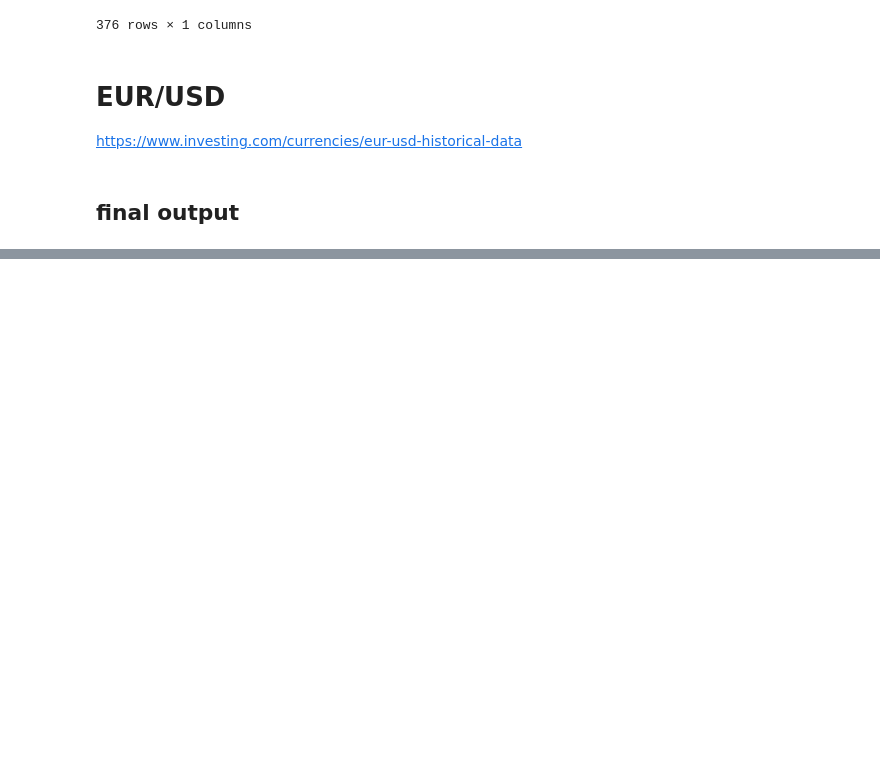
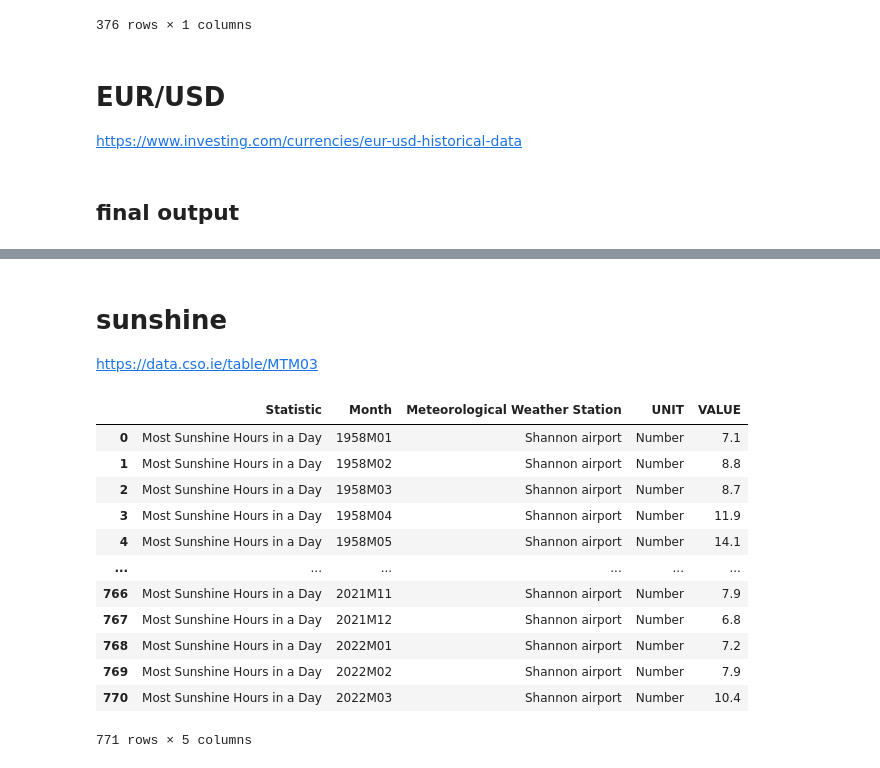
Before and after one commit to trentsteel777/CA2, a Jupyter notebook: DataPrep.ipynb, the cells around one changed output, grey strips where cells are left out. Cells and saved outputs as stored; diff of their text form; code cells hidden in the pictures; blank space fills up the shorter version.

Commit message:
Added sunshine, rain, temperature datasets for the time period of 1999-2022

```diff
--- a/DataPrep.ipynb
+++ b/DataPrep.ipynb
@@ -1367,0 +1465,26 @@ df_eurusd
+# %% [markdown]
+# sunshine
+
+https://data.cso.ie/table/MTM03
+# %%
+#df_sunshine = pd.read_csv("data/ie/dublin_airport_sunshine_hours.csv") # dublin airport had 12 null months between 1999-2022
+#df_sunshine = pd.read_csv("data/ie/mullingar_sunshine_hours.csv") # mullingar had 168 null months between 1999-2022
+#df_sunshine = pd.read_csv("data/ie/rosslare_sunshine_hours.csv") # rosslare had 169 null months between 1999-2022
+
+df_sunshine = pd.read_csv("data/ie/shannon_airport_sunshine_hours.csv")
+# %%
+df_sunshine
+# %% [output]
+|  | Statistic | Month | Meteorological Weather Station | UNIT | VALUE |
+| 0 | Most Sunshine Hours in a Day | 1958M01 | Shannon airport | Number | 7.1 |
+| 1 | Most Sunshine Hours in a Day | 1958M02 | Shannon airport | Number | 8.8 |
+| 2 | Most Sunshine Hours in a Day | 1958M03 | Shannon airport | Number | 8.7 |
+| 3 | Most Sunshine Hours in a Day | 1958M04 | Shannon airport | Number | 11.9 |
+| 4 | Most Sunshine Hours in a Day | 1958M05 | Shannon airport | Number | 14.1 |
+| ... | ... | ... | ... | ... | ... |
+| 766 | Most Sunshine Hours in a Day | 2021M11 | Shannon airport | Number | 7.9 |
+| 767 | Most Sunshine Hours in a Day | 2021M12 | Shannon airport | Number | 6.8 |
+| 768 | Most Sunshine Hours in a Day | 2022M01 | Shannon airport | Number | 7.2 |
+| 769 | Most Sunshine Hours in a Day | 2022M02 | Shannon airport | Number | 7.9 |
+| 770 | Most Sunshine Hours in a Day | 2022M03 | Shannon airport | Number | 10.4 |
+771 rows × 5 columns
```
Also changed, not shown: parts of 54 cells of this notebook, 9 other files.
